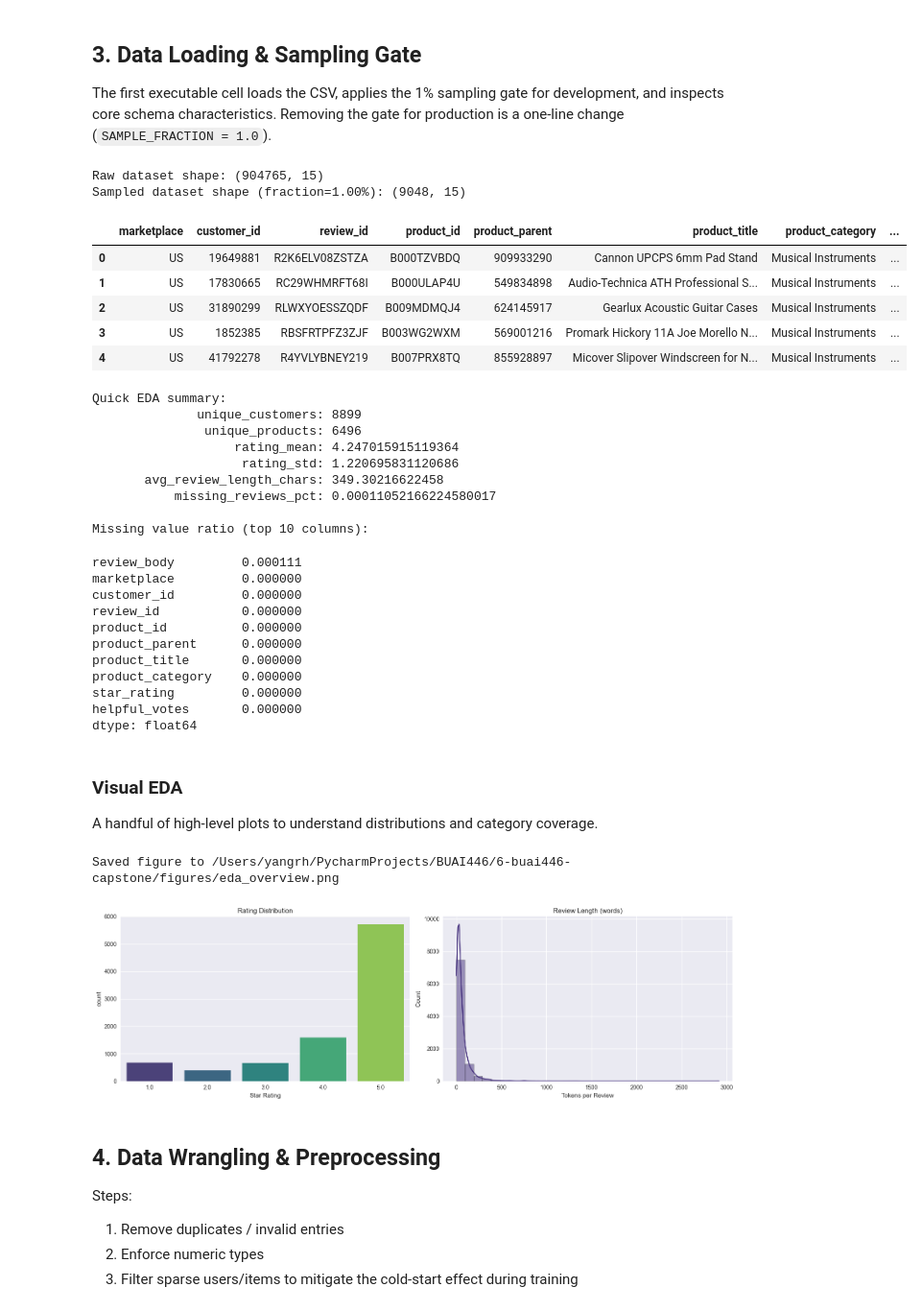
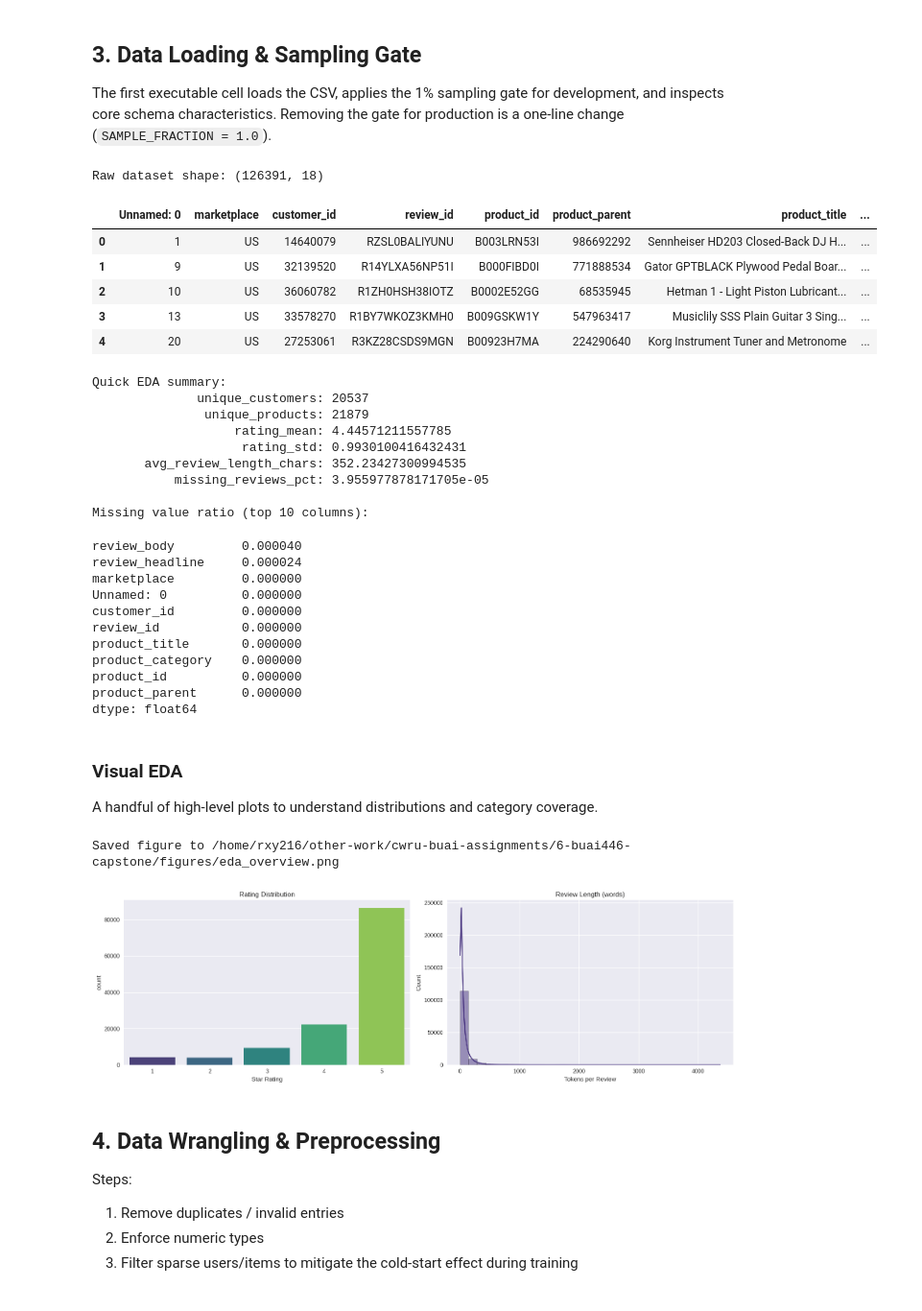
Before and after one commit to JerryYang666/cwru-buai-assignments, a Jupyter notebook: 6-buai446-capstone/buai446-capstone.ipynb, the cells around one changed output. Shown at 96% size. Saved outputs shown, nothing was run; the diff lists cells and outputs as text; code cells hidden in the pictures.

```diff
--- a/6-buai446-capstone/buai446-capstone.ipynb
+++ b/6-buai446-capstone/buai446-capstone.ipynb
@@ -61,7 +61,7 @@ warnings.filterwarnings("ignore", category=UserWarning)
 warnings.filterwarnings("ignore", category=FutureWarning)
 
 SEED = 42  # Single source of truth for reproducibility
-SAMPLE_FRACTION = 0.01  # Set to 1.0 when moving to the full dataset
+SAMPLE_FRACTION = 1.0  # Set to 1.0 when moving to the full dataset
 MIN_USER_INTERACTIONS = 3
 MIN_ITEM_INTERACTIONS = 3
 MIN_ROWS_AFTER_FILTER = 2000
@@ -70,7 +70,7 @@ EMBEDDING_SIZE = 50
 TOP_K = 10
 MAX_EVAL_USERS = 400  # keep evaluation nimble during development
 
-DATA_PATH = Path("data") / "Amazon_Musical.csv"
+DATA_PATH = Path("data") / "Amazon_Last_Three_Years_Data.xlsx"
 FIGURES_PATH = Path("figures")
 FIGURES_PATH.mkdir(exist_ok=True)
 
@@ -121,26 +121,25 @@ Setup complete. Using seed: 42
 The first executable cell loads the CSV, applies the 1% sampling gate for development, and inspects core schema characteristics. Removing the gate for production is a one-line change (`SAMPLE_FRACTION = 1.0`).
 # %%
 assert DATA_PATH.exists(), f"Dataset not found at {DATA_PATH.resolve()}"
-raw_df = pd.read_csv(DATA_PATH)
+raw_df = pd.read_excel(DATA_PATH)
 print(f"Raw dataset shape: {raw_df.shape}")
 
 if SAMPLE_FRACTION < 1.0:
     raw_df = raw_df.sample(frac=SAMPLE_FRACTION, random_state=SEED)
     raw_df = raw_df.reset_index(drop=True)
     print(f"Sampled dataset shape (fraction={SAMPLE_FRACTION:.2%}): {raw_df.shape}")
 
 raw_df["review_date"] = pd.to_datetime(raw_df["review_date"], errors="coerce")
 
 display(raw_df.head())
 # %% [output]
-Raw dataset shape: (904765, 15)
-Sampled dataset shape (fraction=1.00%): (9048, 15)
+Raw dataset shape: (126391, 18)
-|  | marketplace | customer_id | review_id | product_id | product_parent | product_title | product_category | ... |
-| 0 | US | 19649881 | R2K6ELV08ZSTZA | B000TZVBDQ | 909933290 | Cannon UPCPS 6mm Pad Stand | Musical Instruments | ... |
-| 1 | US | 17830665 | RC29WHMRFT68I | B000ULAP4U | 549834898 | Audio-Technica ATH Professional S... | Musical Instruments | ... |
-| 2 | US | 31890299 | RLWXYOESSZQDF | B009MDMQJ4 | 624145917 | Gearlux Acoustic Guitar Cases | Musical Instruments | ... |
-| 3 | US | 1852385 | RBSFRTPFZ3ZJF | B003WG2WXM | 569001216 | Promark Hickory 11A Joe Morello N... | Musical Instruments | ... |
-| 4 | US | 41792278 | R4YVLYBNEY219 | B007PRX8TQ | 855928897 | Micover Slipover Windscreen for N... | Musical Instruments | ... |
+|  | Unnamed: 0 | marketplace | customer_id | review_id | product_id | product_parent | product_title | ... |
+| 0 | 1 | US | 14640079 | RZSL0BALIYUNU | B003LRN53I | 986692292 | Sennheiser HD203 Closed-Back DJ H... | ... |
+| 1 | 9 | US | 32139520 | R14YLXA56NP51I | B000FIBD0I | 771888534 | Gator GPTBLACK Plywood Pedal Boar... | ... |
+| 2 | 10 | US | 36060782 | R1ZH0HSH38IOTZ | B0002E52GG | 68535945 | Hetman 1 - Light Piston Lubricant... | ... |
+| 3 | 13 | US | 33578270 | R1BY7WKOZ3KMH0 | B009GSKW1Y | 547963417 | Musiclily SSS Plain Guitar 3 Sing... | ... |
+| 4 | 20 | US | 27253061 | R3KZ28CSDS9MGN | B00923H7MA | 224290640 | Korg Instrument Tuner and Metronome | ... |
 # %%
 eda_summary = {
     "unique_customers": raw_df["customer_id"].nunique(),
@@ -160,24 +159,24 @@ print("\nMissing value ratio (top 10 columns):")
 display(missing_counts.head(10))
 # %% [output]
 Quick EDA summary:
-              unique_customers: 8899
-               unique_products: 6496
-                   rating_mean: 4.247015915119364
-                    rating_std: 1.220695831120686
-       avg_review_length_chars: 349.30216622458
-           missing_reviews_pct: 0.00011052166224580017
+              unique_customers: 20537
+               unique_products: 21879
+                   rating_mean: 4.44571211557785
+                    rating_std: 0.9930100416432431
+       avg_review_length_chars: 352.23427300994535
+           missing_reviews_pct: 3.955977878171705e-05
 
 Missing value ratio (top 10 columns):
-review_body         0.000111
+review_body         0.000040
+review_headline     0.000024
 marketplace         0.000000
+Unnamed: 0          0.000000
 customer_id         0.000000
 review_id           0.000000
+product_title       0.000000
+product_category    0.000000
 product_id          0.000000
 product_parent      0.000000
-product_title       0.000000
-product_category    0.000000
-star_rating         0.000000
-helpful_votes       0.000000
 dtype: float64
 # %% [markdown]
 ### Visual EDA
@@ -199,8 +198,8 @@ plt.tight_layout()
 save_figure(fig, "eda_overview.png")
 plt.show()
 # %% [output]
-Saved figure to /Users/yangrh/PycharmProjects/BUAI446/6-buai446-capstone/figures/eda_overview.png
+Saved figure to /home/rxy216/other-work/cwru-buai-assignments/6-buai446-capstone/figures/eda_overview.png
-[figure, old version]
+[figure, new version]
 # %% [markdown]
 ## 4. Data Wrangling & Preprocessing
 
```
Also changed, not shown: parts of 14 cells of this notebook, 4 other files.
